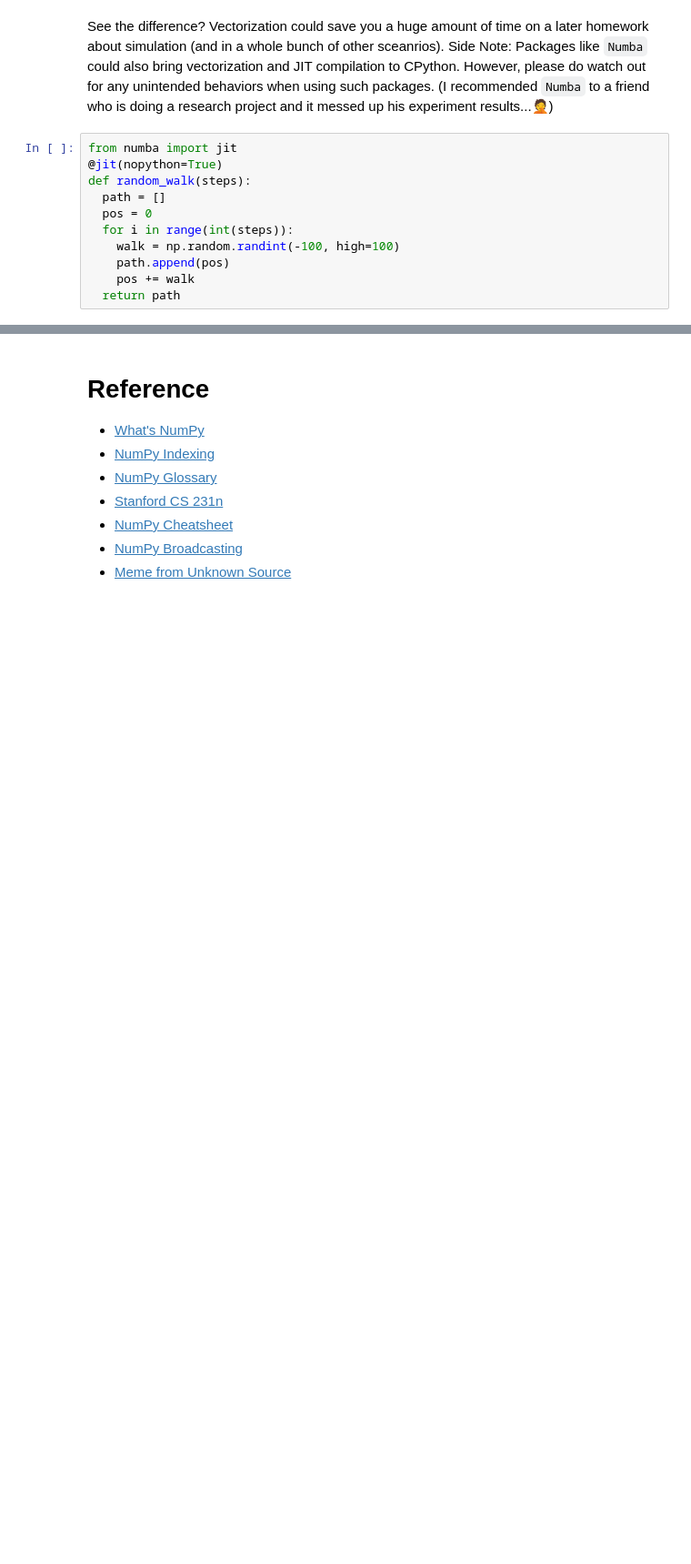
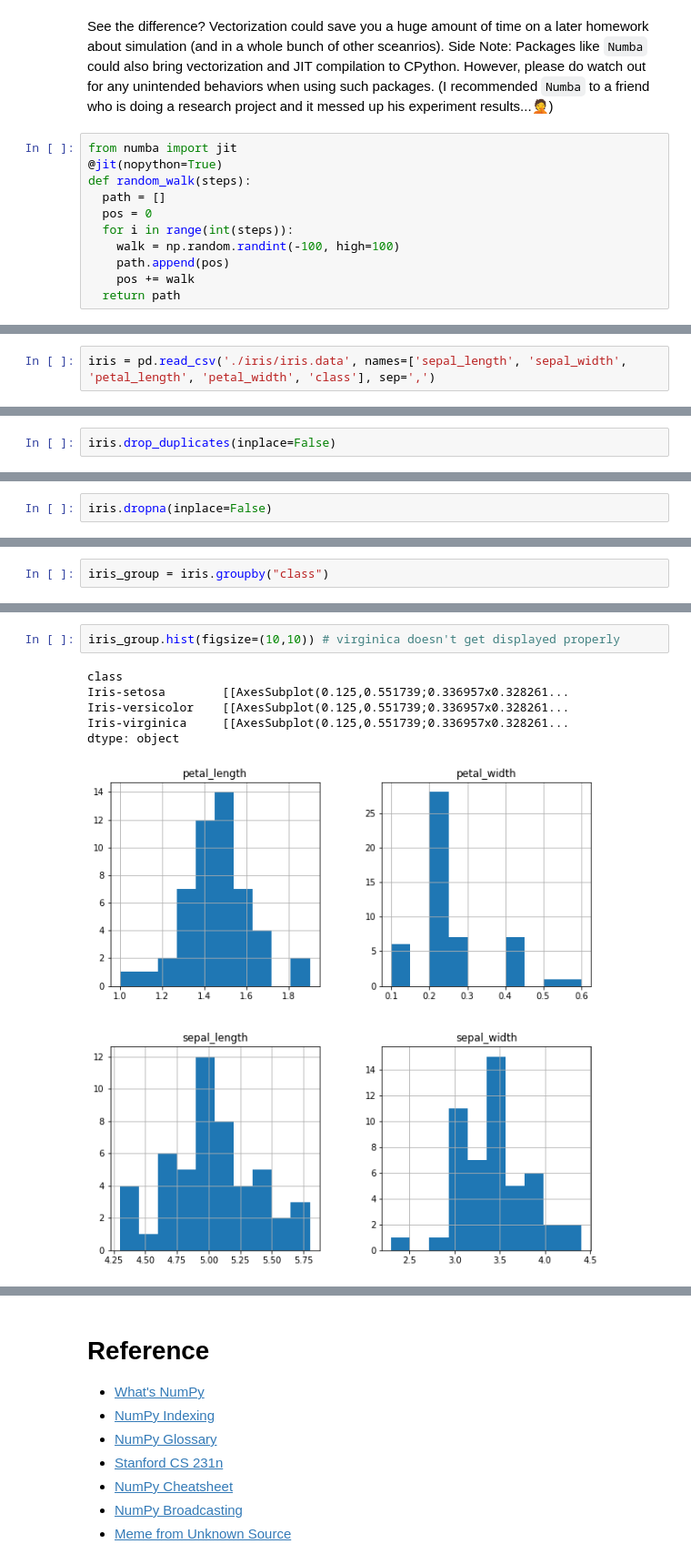
Before and after one commit to cs361-illinois/tutorial361, a Jupyter notebook: CS361_Python_Tutorial_Colab.ipynb, the cells around one changed output, grey strips where cells are left out. Shown at 91% size. Cells and saved outputs as stored; diff of their text form; blank space fills up the shorter version.

```diff
--- a/CS361_Python_Tutorial_Colab.ipynb
+++ b/CS361_Python_Tutorial_Colab.ipynb
@@ -993,0 +1008,2 @@ The slowest run took 29.31 times longer than the fastest. This could mean that a
+# %%
+iris = pd.read_csv('./iris/iris.data', names=['sepal_length', 'sepal_width', 'petal_length', 'petal_width', 'class'], sep=',')
@@ -993,0 +1034,2 @@ The slowest run took 29.31 times longer than the fastest. This could mean that a
+# %%
+iris.drop_duplicates(inplace=False)
@@ -993,0 +1050,2 @@ The slowest run took 29.31 times longer than the fastest. This could mean that a
+# %%
+iris.dropna(inplace=False)
@@ -993,0 +1264,2 @@ The slowest run took 29.31 times longer than the fastest. This could mean that a
+# %%
+iris_group = iris.groupby("class")
@@ -993,0 +1302,9 @@ The slowest run took 29.31 times longer than the fastest. This could mean that a
+# %%
+iris_group.hist(figsize=(10,10)) # virginica doesn't get displayed properly
+# %% [output]
+class
+Iris-setosa        [[AxesSubplot(0.125,0.551739;0.336957x0.328261...
+Iris-versicolor    [[AxesSubplot(0.125,0.551739;0.336957x0.328261...
+Iris-virginica     [[AxesSubplot(0.125,0.551739;0.336957x0.328261...
+dtype: object
+[figure, added]
```
Also changed, not shown: parts of 64 cells of this notebook.
